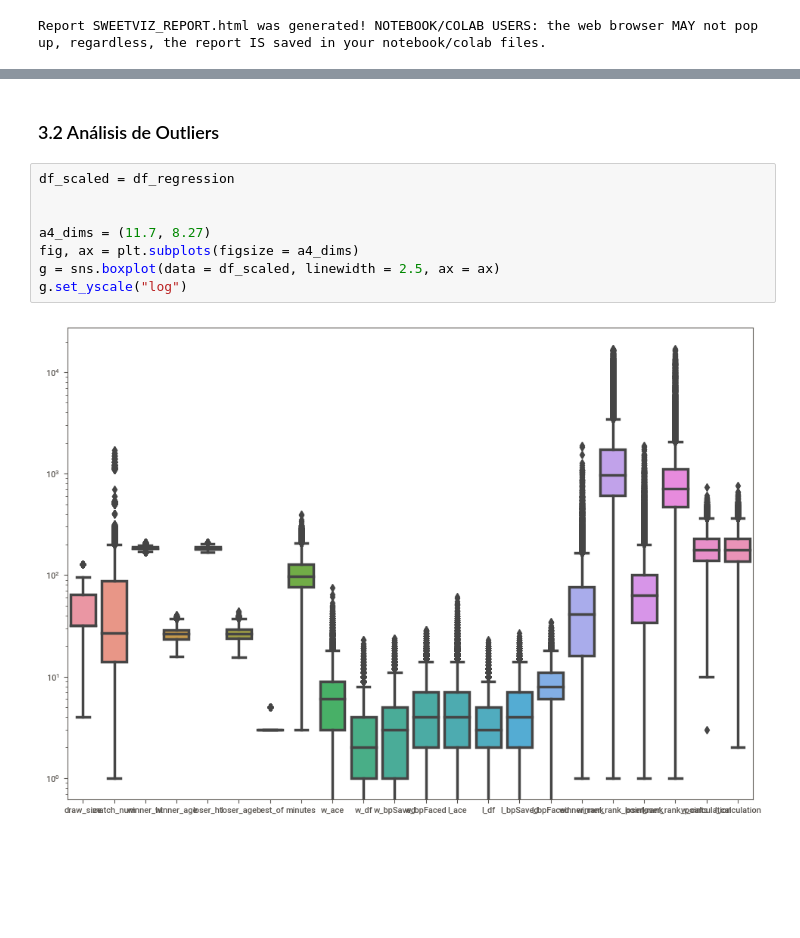
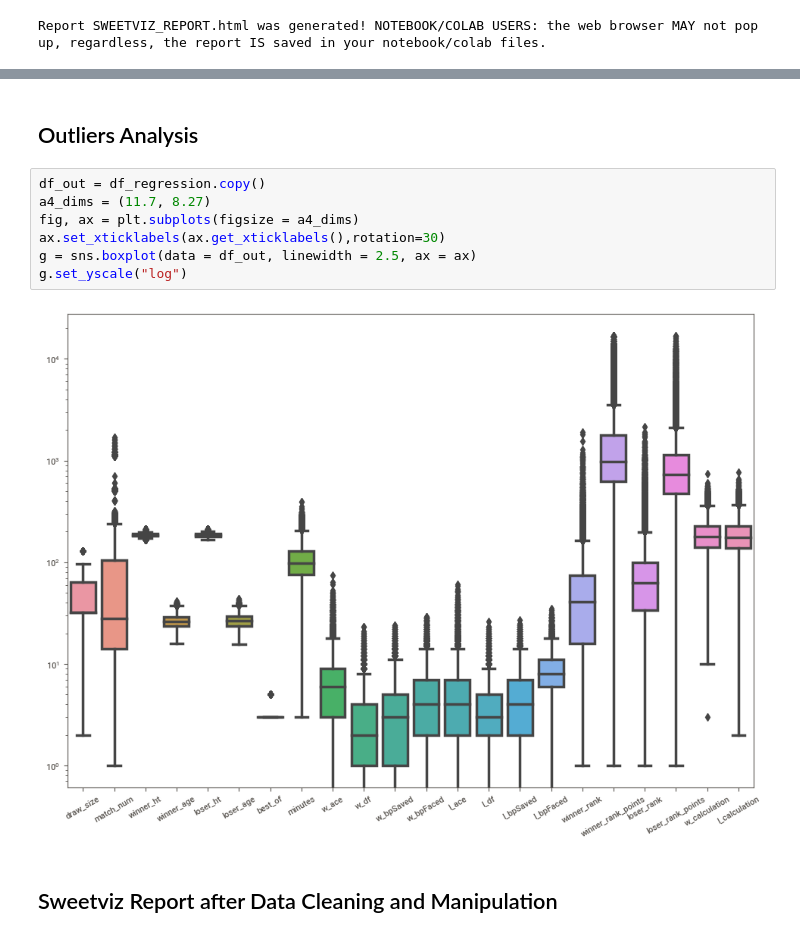
Before and after one commit to luperezsal/DM-Classification-Tree, a Jupyter notebook: Regression.ipynb, the cells around one changed output, grey strips where cells are left out. Drawn from its saved outputs; the diff is of its cells as text; blank space fills up the shorter version.

```diff
--- a/Regression.ipynb
+++ b/Regression.ipynb
@@ -141,12 +177,13 @@ Report SWEETVIZ_REPORT.html was generated! NOTEBOOK/COLAB USERS: the web browser
 # %% [markdown]
-### 3.2 Análisis de Outliers
+## Outliers Analysis
 # %%
-df_scaled = df_regression
-
-
+df_out = df_regression.copy()
 a4_dims = (11.7, 8.27)
 fig, ax = plt.subplots(figsize = a4_dims)
-g = sns.boxplot(data = df_scaled, linewidth = 2.5, ax = ax)
+ax.set_xticklabels(ax.get_xticklabels(),rotation=30)
+g = sns.boxplot(data = df_out, linewidth = 2.5, ax = ax)
 g.set_yscale("log")
 # %% [output]
-[figure, old version]
+[figure, new version]
+# %% [markdown]
+## Sweetviz Report after Data Cleaning and Manipulation
```
Also changed, not shown: parts of 47 cells of this notebook, 19 other files.
